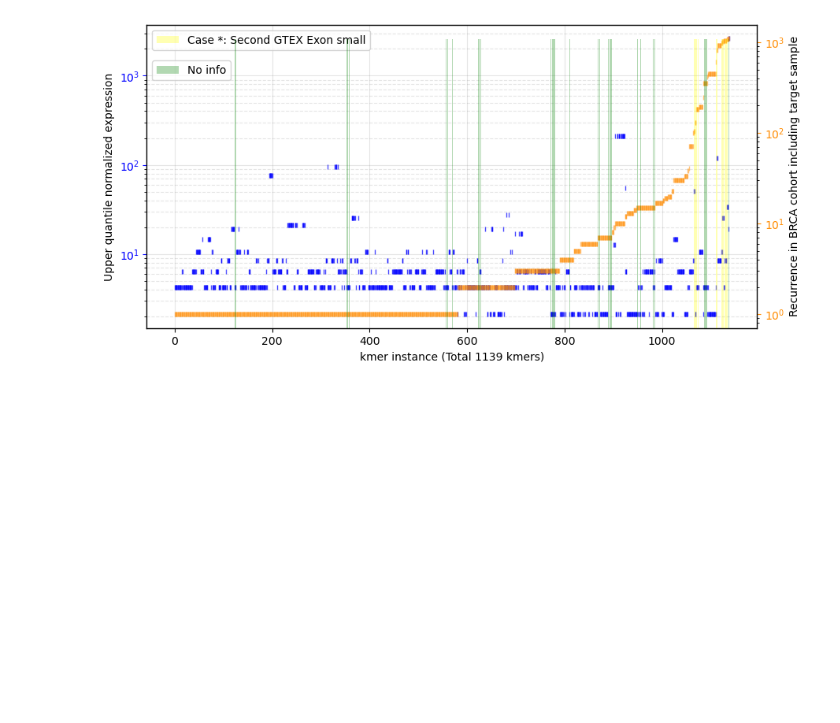
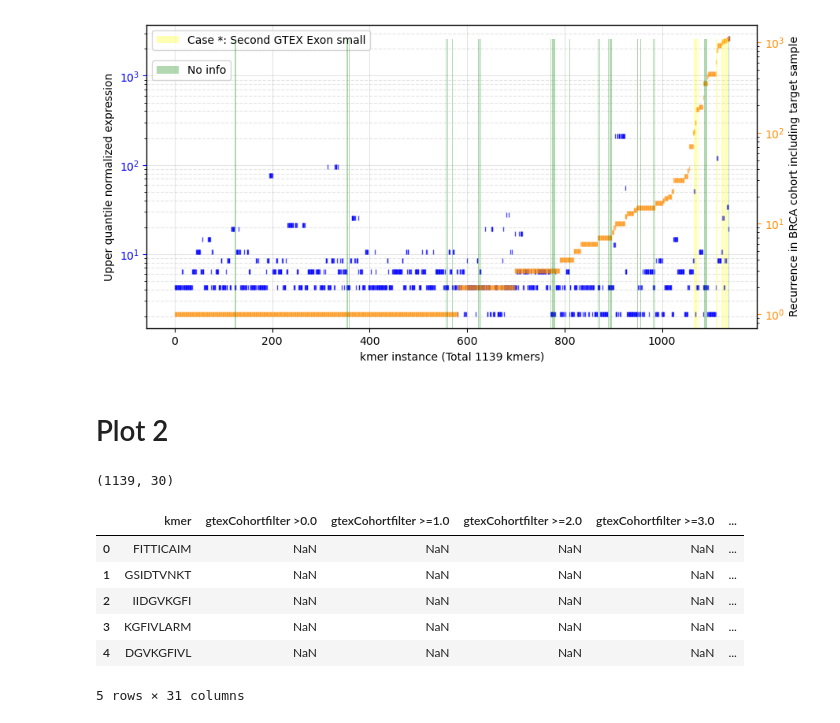
Before and after one commit to ratschlab/projects2020_ohsu, a Jupyter notebook: eth/plotting/OHSU_collab_Rerun_allRF/p20230315_recurrence_expression_metainfo.ipynb, the cells around one changed output. Drawn from its saved outputs; the diff is of its cells as text; code cells hidden in the pictures; blank space fills up the shorter version.

```diff
--- a/eth/plotting/OHSU_collab_Rerun_allRF/p20230315_recurrence_expression_metainfo.ipynb
+++ b/eth/plotting/OHSU_collab_Rerun_allRF/p20230315_recurrence_expression_metainfo.ipynb
@@ -141,3 +146,5 @@ if save:
 fig.show()
 # %% [output]
 [figure]
+# %% [markdown]
+# Plot 2
@@ -143,0 +159,4 @@ fig.show()
+# %%
+df.shape
+# %% [output]
+(1139, 30)
@@ -143,0 +175,10 @@ fig.show()
+# %%
+df.head()
+# %% [output]
+|  | kmer | gtexCohortfilter >0.0 | gtexCohortfilter >=1.0 | gtexCohortfilter >=2.0 | gtexCohortfilter >=3.0 | ... |
+| 0 | FITTICAIM | NaN | NaN | NaN | NaN | ... |
+| 1 | GSIDTVNKT | NaN | NaN | NaN | NaN | ... |
+| 2 | IIDGVKGFI | NaN | NaN | NaN | NaN | ... |
+| 3 | KGFIVLARM | NaN | NaN | NaN | NaN | ... |
+| 4 | DGVKGFIVL | NaN | NaN | NaN | NaN | ... |
+5 rows × 31 columns
```
Also changed, not shown: parts of 6 cells of this notebook, 1 other file.
